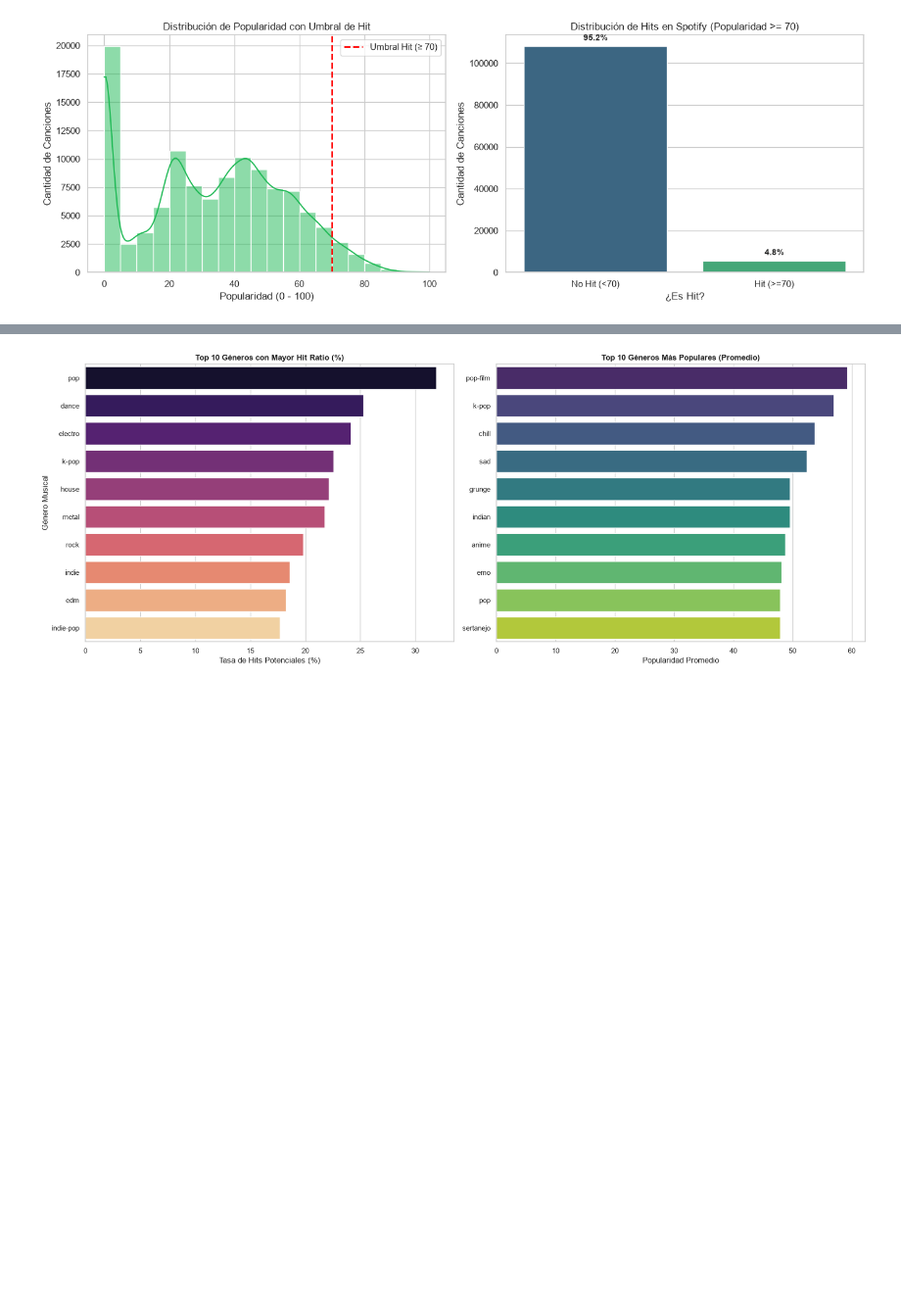
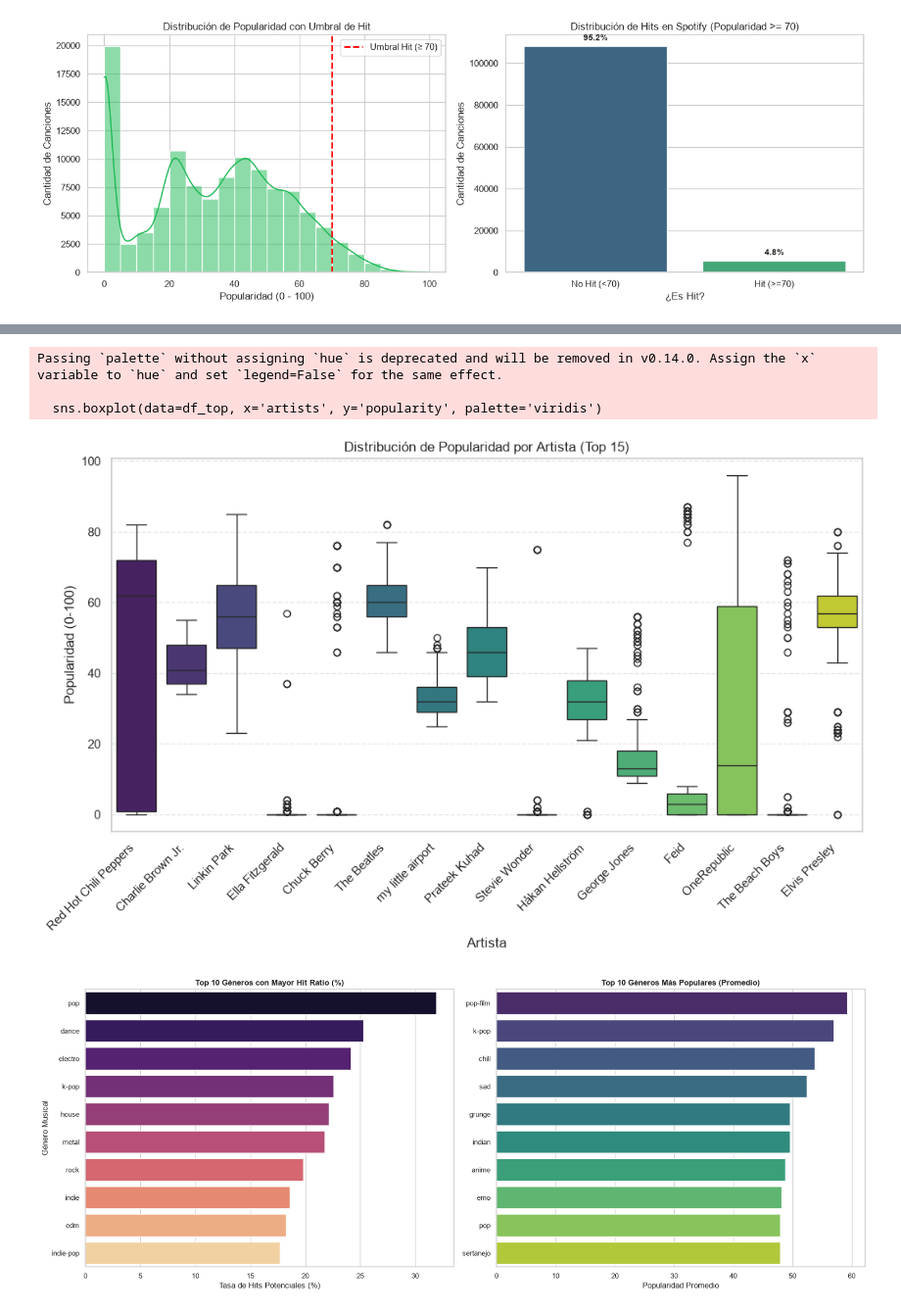
Before and after one commit to JavieraFuenzalidaI/ev2_machine_learning, a Jupyter notebook: notebooks/EDA.ipynb, the cells around one changed output, grey strips where cells are left out. Shown at 98% size. Saved outputs shown, nothing was run; the diff lists cells and outputs as text; code cells hidden in the pictures; blank space fills up the shorter version.

```diff
--- a/notebooks/EDA.ipynb
+++ b/notebooks/EDA.ipynb
@@ -320,3 +320,25 @@ sns.heatmap(correlacion[['is_hit']].sort_values(by='is_hit', ascending=False),
+# %%
+import matplotlib.pyplot as plt
+import seaborn as sns
+
+# 1. Elegimos los 15 artistas con más canciones en el dataset para que sea representativo
+top_artistas = df['artists'].value_counts().head(15).index
+df_top = df[df['artists'].isin(top_artistas)]
+
+# 2. Graficamos
+plt.figure(figsize=(12, 6))
+sns.boxplot(data=df_top, x='artists', y='popularity', palette='viridis')
+plt.xticks(rotation=45, ha='right')
+plt.title('Distribución de Popularidad por Artista (Top 15)')
+plt.xlabel('Artista')
+plt.ylabel('Popularidad (0-100)')
+plt.grid(axis='y', linestyle='--', alpha=0.5)
+plt.show()
+# %% [output]
+Passing `palette` without assigning `hue` is deprecated and will be removed in v0.14.0. Assign the `x` variable to `hue` and set `legend=False` for the same effect.
+
+  sns.boxplot(data=df_top, x='artists', y='popularity', palette='viridis')
+[figure, added]
 # %%
 # KPI 2: Top 10 Géneros por Popularidad Promedio Y Géneros con mayor Porcentaje Hit
 
```
Also changed, not shown: parts of 2 cells of this notebook, 2 other files.
